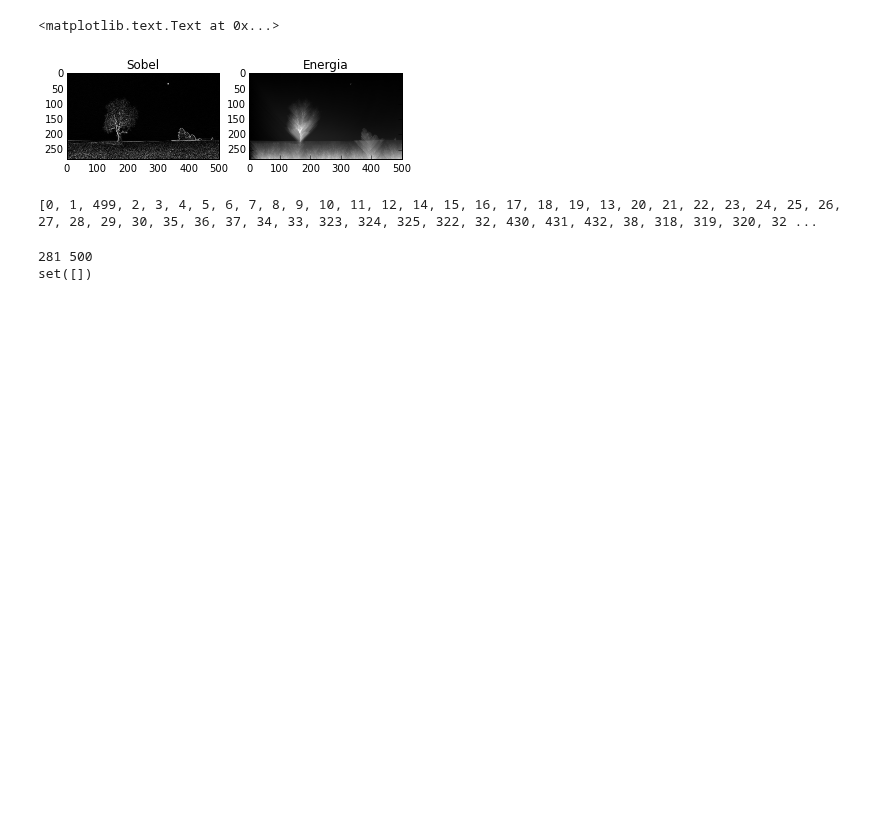
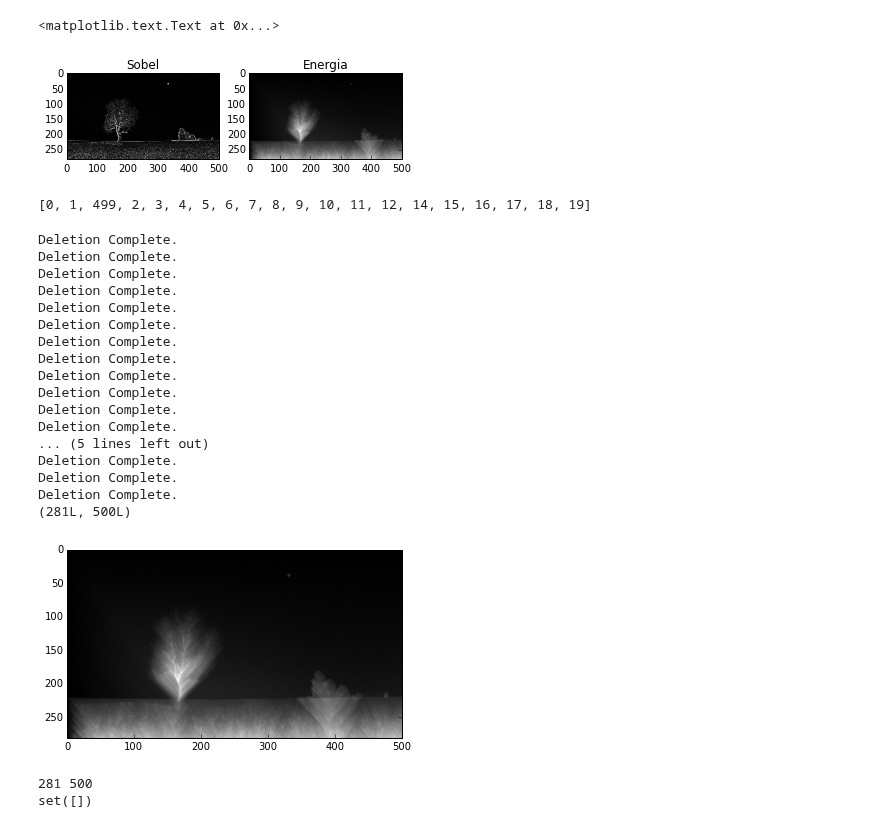
Before and after one commit to cnavas88/Image-Processing, a Jupyter notebook: practica3/Practica3.ipynb, the cells around one changed output. Cells and saved outputs as stored; diff of their text form; code cells hidden in the pictures; blank space fills up the shorter version.

Commit message:
solo falta mirar porque no borra

```diff
--- a/practica3/Practica3.ipynb
+++ b/practica3/Practica3.ipynb
@@ -97,7 +97,7 @@ linia = E[h-1]             # Aqui agafem l'ultima linia per buscar les 100 posic
 liniaOrdenada = sorted(linia)
 llistaBacktracking = []               # Amb aquesta llista farem el backtracking, son les posicions dels 100 minims
 ultimNombre = -1
-for i in range(100):
+for i in range(20):
     if ultimNombre != liniaOrdenada[i]:
         ultimNombre = liniaOrdenada[i]
         pos = np.where(linia == liniaOrdenada[i])    # Busquem quins son els minims
@@ -106,31 +106,50 @@ for i in range(100):
 
 print llistaBacktracking
 # %% [output]
-[0, 1, 499, 2, 3, 4, 5, 6, 7, 8, 9, 10, 11, 12, 14, 15, 16, 17, 18, 19, 13, 20, 21, 22, 23, 24, 25, 26, 27, 28, 29, 30, 35, 36, 37, 34, 33, 323, 324, 325, 322, 32, 430, 431, 432, 38, 318, 319, 320, 32 ...
+[0, 1, 499, 2, 3, 4, 5, 6, 7, 8, 9, 10, 11, 12, 14, 15, 16, 17, 18, 19]
 # %%
 def borrar_cami (img, path):
     height, width = img.shape[:2]
-    img_retallada = np.zeros((height, width-1))
-    path_cpy = set(path)
-    visitat = set()
+    img_retallada = np.zeros((height, width))
+    path_cpy = path   # aqui estaba el set
+    visitat = []      # aqui estaba el set
     for x in range(height):
         for y in range(width):
             if (x,y) not in path_cpy and x not in visitat:
                 img_retallada[x,y] = img[x,y]
             elif (x,y) in path_cpy:
                 visitat.add(x)
             else:
                 img_retallada[x,y-1] = img[x,y]
     print "Deletion Complete."
     return img_retallada;
 
-llistaPos = []
-for t in range (100):
-    tall_vertical(h, llistaBacktracking[t], E, llistaPos)
-    grad = borrar_cami(grad,path)
+for t in range (20):
+    path = []
+    tall_vertical(h, llistaBacktracking[t], E, path)
+    grad = borrar_cami(E, path)
 
 plt.imshow(normalitzar(grad), cmap="gray")
 print grad.shape
+# %% [output]
+Deletion Complete.
+Deletion Complete.
+Deletion Complete.
+Deletion Complete.
+Deletion Complete.
+Deletion Complete.
+Deletion Complete.
+Deletion Complete.
+Deletion Complete.
+Deletion Complete.
+Deletion Complete.
+Deletion Complete.
+... (5 lines left out)
+Deletion Complete.
+Deletion Complete.
+Deletion Complete.
+(281L, 500L)
+[figure, added]
 # %%
     i=path
     #print "Deleting Vertical Seam..."
```
